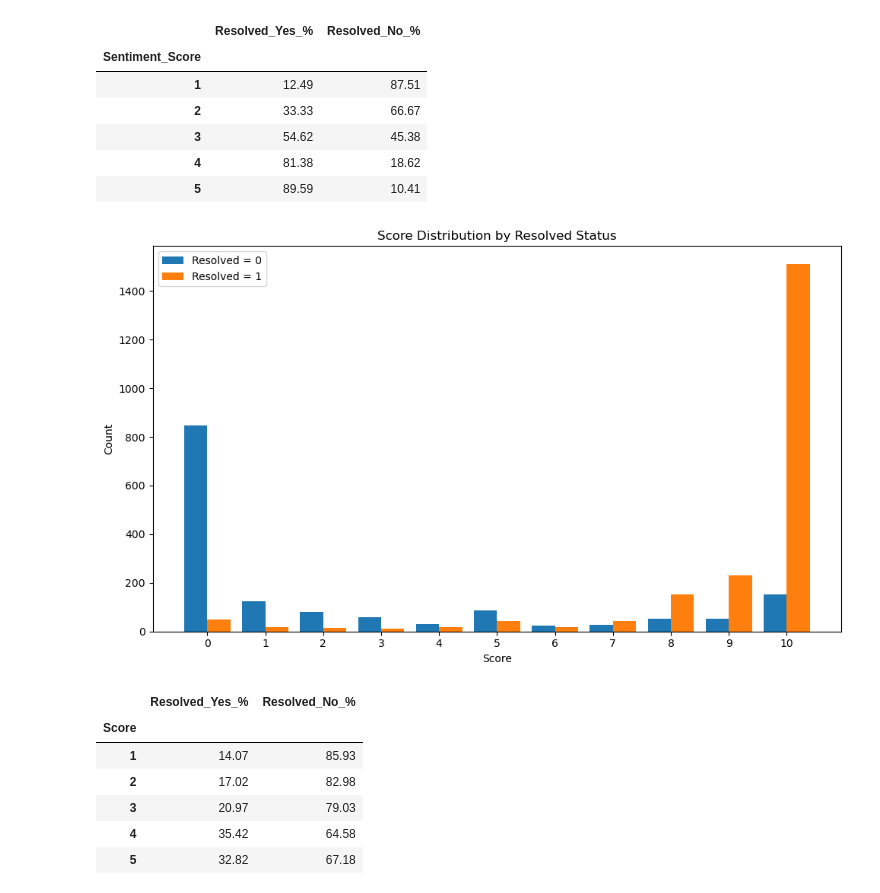
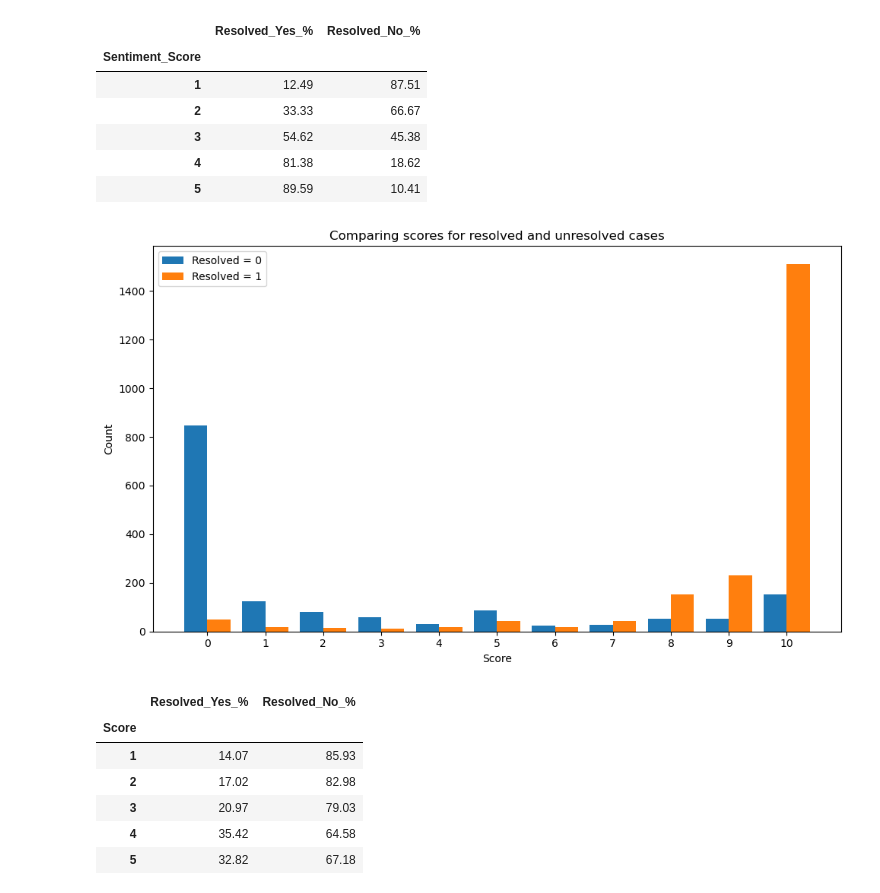
Before and after one commit to matin-zarei/CSAT-Project, a Jupyter notebook: Main.ipynb, the cells around one changed output. Drawn from its saved outputs; the diff is of its cells as text; code cells hidden in the pictures.

```diff
--- a/Main.ipynb
+++ b/Main.ipynb
@@ -130,28 +130,28 @@ sentiment_df
 # %%
 
 bins = list(range(0, 11))
 
 # Count score frequencies for each Resolved group
 counts_0 = df[df['Resolved'] == 0]['Score'].value_counts().reindex(bins, fill_value=0)
 counts_1 = df[df['Resolved'] == 1]['Score'].value_counts().reindex(bins, fill_value=0)
 
 # Bar positions
 x = range(len(bins))
 width = 0.4
 
 plt.figure(figsize=(10,6))
 plt.bar([i - width/2 for i in x], counts_0, width=width, label='Resolved = 0')
 plt.bar([i + width/2 for i in x], counts_1, width=width, label='Resolved = 1')
 
 plt.xticks(x, bins)
 plt.xlabel('Score')
 plt.ylabel('Count')
-plt.title('Score Distribution by Resolved Status')
+plt.title('Comparing scores for resolved and unresolved cases')
 plt.legend()
 plt.tight_layout()
 plt.show()
 # %% [output]
-[figure, old version]
+[figure, new version]
 # %%
 score_df = []
 
```
Also changed, not shown: parts of 4 cells of this notebook.
